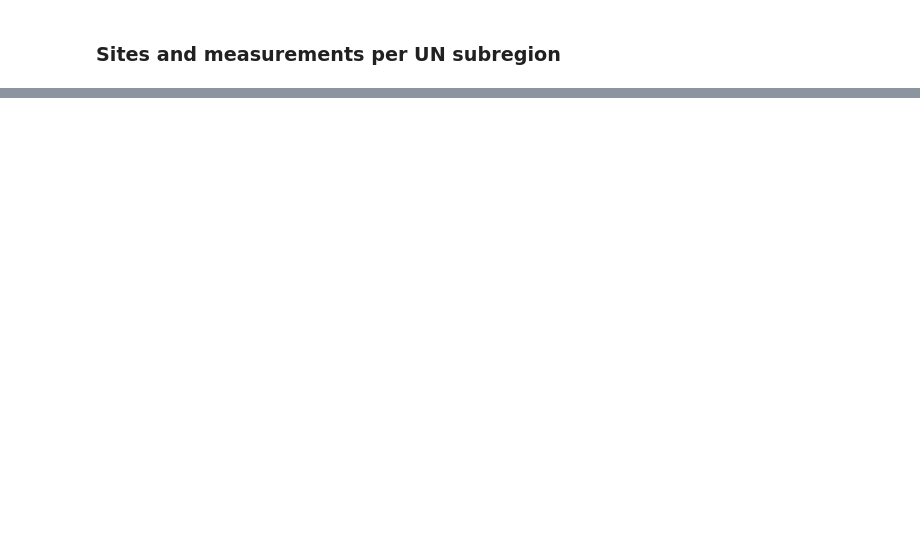
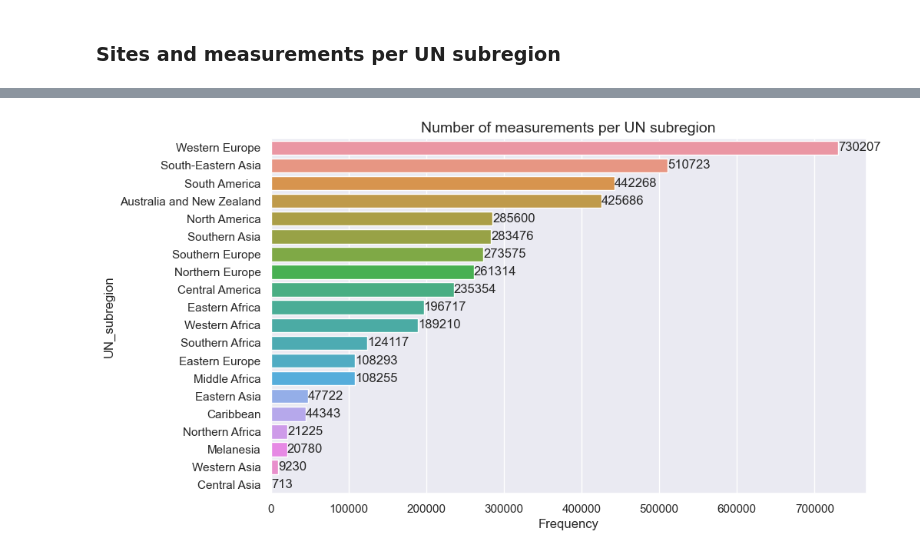
Before and after one commit to j-nystrom/biodiversity-impacts, a Jupyter notebook: notebooks/predicts_data_exploration.ipynb, the cells around one changed output, grey strips where cells are left out. Saved outputs shown, nothing was run; the diff lists cells and outputs as text; code cells hidden in the pictures; blank space fills up the shorter version.

```diff
--- a/notebooks/predicts_data_exploration.ipynb
+++ b/notebooks/predicts_data_exploration.ipynb
@@ -1257,0 +421,12 @@ plt.show()
+# %%
+plot_frequencies(
+    df_predicts,
+    group_col="UN_subregion",
+    count_col="SSS",
+    count_type="measurements",
+    title="Number of measurements per UN subregion",
+    sort_ascending=False,
+    flip_axes=True,
+)
+# %% [output]
+[figure, added]
```
Also changed, not shown: parts of 163 cells of this notebook, 3 other files.
